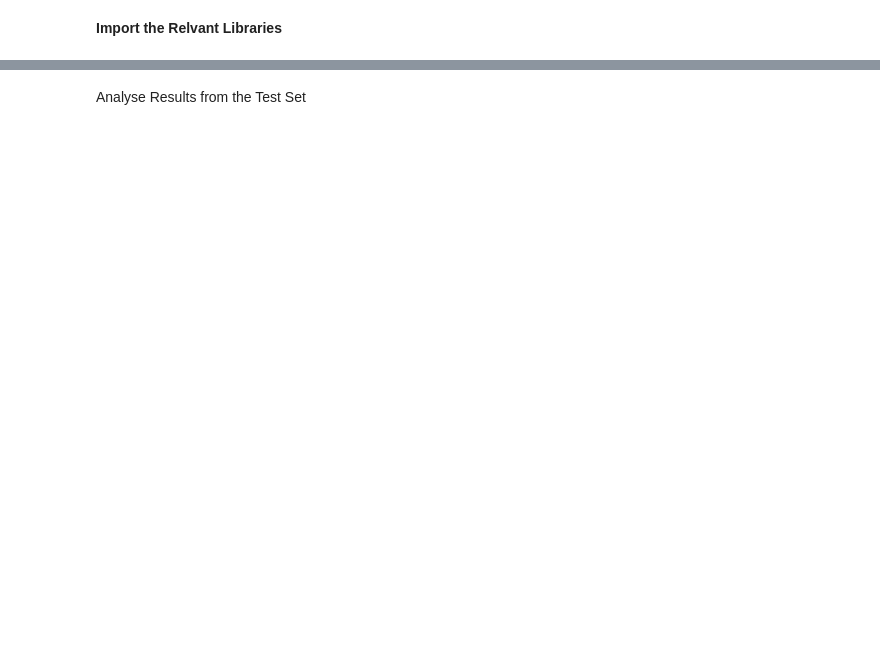
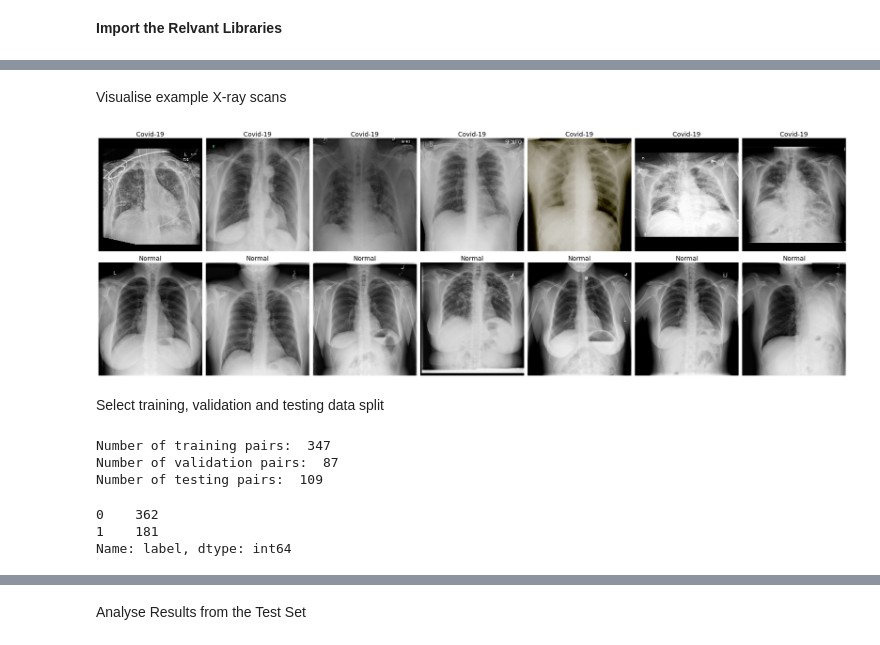
Before and after one commit to rekalantar/Covid19_Detector, a Jupyter notebook: Covid19.ipynb, the cells around one changed output, grey strips where cells are left out. Drawn from its saved outputs; the diff is of its cells as text; code cells hidden in the pictures; blank space fills up the shorter version.

```diff
--- a/Covid19.ipynb
+++ b/Covid19.ipynb
@@ -297,0 +152,52 @@ Epoch 00017: early stopping
+# %% [markdown]
+Visualise example X-ray scans
+# %%
+# select the number of sampels to be plotted for each class
+sample_num = 7
+normal_samples = (data[data['label']==0]['image'].iloc[30:30+sample_num]).tolist()
+covid_samples = (data[data['label']==1]['image'].iloc[5:5+sample_num]).tolist()
+
+samples = covid_samples + normal_samples
+del covid_samples, normal_samples
+
+color = 'black'
+
+# Plot the data
+f, ax = plt.subplots(2,sample_num, figsize=(30,10))
+for i in range(sample_num*2):
+    img = cv2.imread(samples[i])
+    img = cv2.resize(img, (224, 224))
+    if i<sample_num:
+        ax[0, i%sample_num].imshow(img, cmap='gray')
+        ax[0, i%sample_num].set_title("Covid-19", fontsize=18, color = color)
+    else:
+        ax[1, i%sample_num].imshow(img, cmap='gray')
+        ax[1, i%sample_num].set_title("Normal", fontsize=18, color = color)
+
+    ax[i//sample_num, i%sample_num].axis('off')
+    ax[i//sample_num, i%sample_num].set_aspect('auto')
+
+plt.tight_layout()
+plt.show()
+# %% [output]
+[figure, added]
+# %% [markdown]
+
+Select training, validation and testing data split
+# %%
+train_data, test_data = train_test_split(data, test_size=0.20,shuffle=True)
+train_data, valid_data = train_test_split(train_data, test_size=0.20)
+
+print('\nNumber of training pairs: ', len(train_data))
+print('Number of validation pairs: ', len(valid_data))
+print('Number of testing pairs: ', len(test_data))
+# %% [output]
+Number of training pairs:  347
+Number of validation pairs:  87
+Number of testing pairs:  109
+# %%
+data['label'].value_counts()
+# %% [output]
+0    362
+1    181
+Name: label, dtype: int64
```
Also changed, not shown: parts of 37 cells of this notebook.
